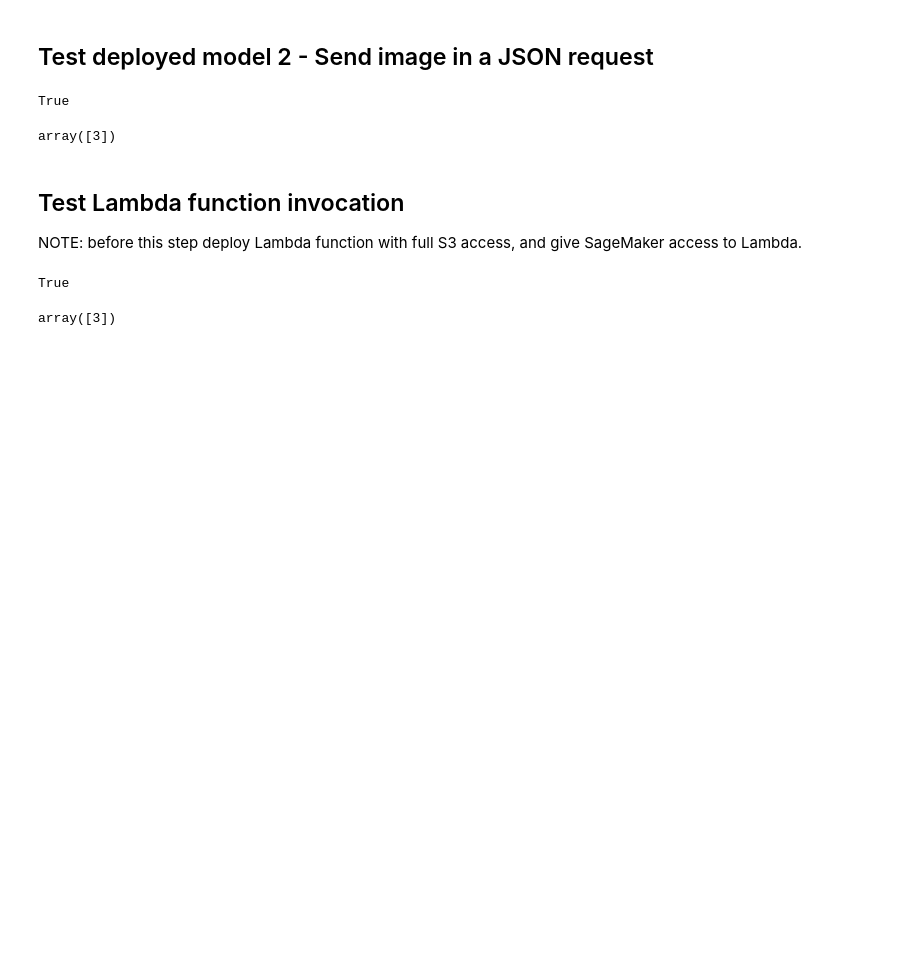
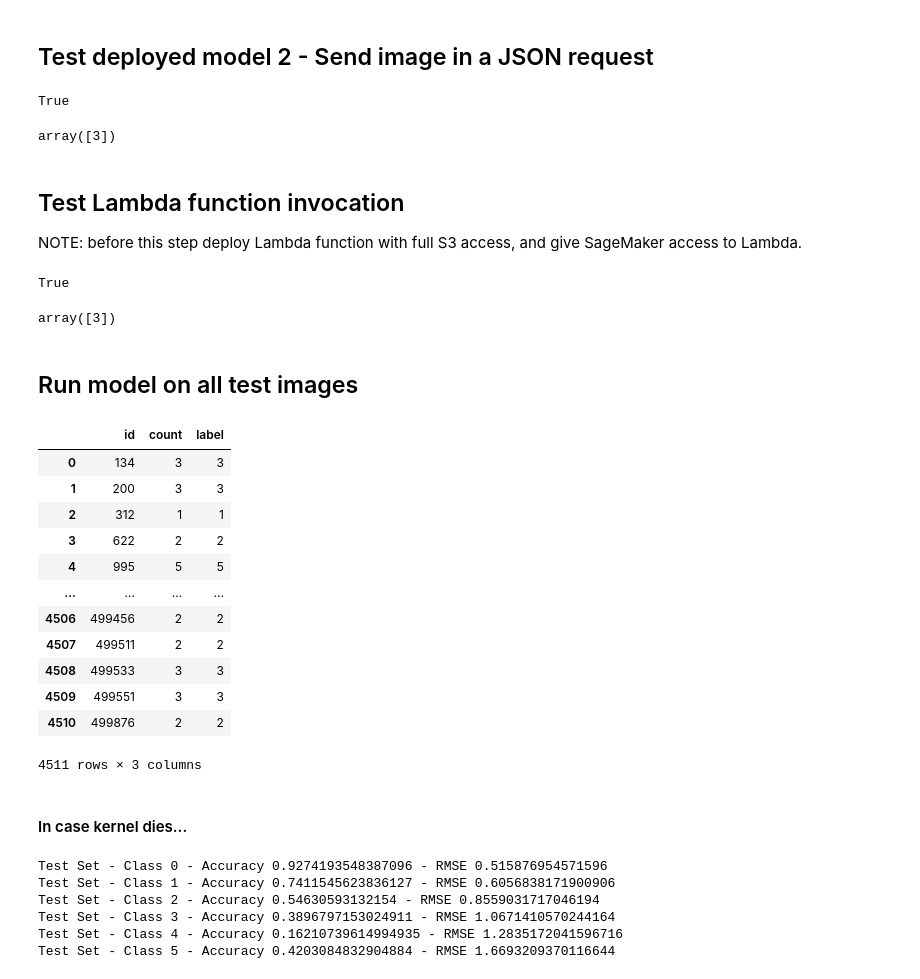
Before and after one commit to dmartizzi/cv-object-counter-app, a Jupyter notebook: ml_model/train_and_deploy.ipynb, the cells around one changed output. Cells and saved outputs as stored; diff of their text form; code cells hidden in the pictures; blank space fills up the shorter version.

Commit message:
Added breakdown of model performance by class.

```diff
--- a/ml_model/train_and_deploy.ipynb
+++ b/ml_model/train_and_deploy.ipynb
@@ -486,3 +486,5 @@ True
 np.argmax(prediction,1)
 # %% [output]
 array([3])
+# %% [markdown]
+## Run model on all test images
@@ -488,0 +546,17 @@ array([3])
+# %%
+test_table = pd.read_csv('../eda/test.csv')
+test_table
+# %% [output]
+|  | id | count | label |
+| 0 | 134 | 3 | 3 |
+| 1 | 200 | 3 | 3 |
+| 2 | 312 | 1 | 1 |
+| 3 | 622 | 2 | 2 |
+| 4 | 995 | 5 | 5 |
+| ... | ... | ... | ... |
+| 4506 | 499456 | 2 | 2 |
+| 4507 | 499511 | 2 | 2 |
+| 4508 | 499533 | 3 | 3 |
+| 4509 | 499551 | 3 | 3 |
+| 4510 | 499876 | 2 | 2 |
+4511 rows × 3 columns
@@ -488,0 +572,2 @@ array([3])
+# %% [markdown]
+#### In case kernel dies...
@@ -488,0 +576,23 @@ array([3])
+# %%
+classes = sorted(test_table.label.unique().tolist())
+performance_report = pd.DataFrame(data={'label':[],'accuracy':[],'rmse':[]})
+accuracies = []
+rmses = []
+for i in classes:
+    tmp = test_table[test_table.label == i]
+    acc = tmp[tmp.label == tmp.predicted_label].shape[0]/tmp.shape[0]
+    rmse = ((tmp.label-tmp.predicted_label)**2).mean()**0.5
+    accuracies.append(acc)
+    rmses.append(rmse)
+    print(f'Test Set - Class {i} - Accuracy {acc} - RMSE {rmse}')
+
+performance_report.loc[:,'label'] = classes
+performance_report.loc[:,'accuracy'] = accuracies
+performance_report.loc[:,'rmse'] = rmses
+# %% [output]
+Test Set - Class 0 - Accuracy 0.9274193548387096 - RMSE 0.515876954571596
+Test Set - Class 1 - Accuracy 0.7411545623836127 - RMSE 0.6056838171900906
+Test Set - Class 2 - Accuracy 0.54630593132154 - RMSE 0.8559031717046194
+Test Set - Class 3 - Accuracy 0.3896797153024911 - RMSE 1.0671410570244164
+Test Set - Class 4 - Accuracy 0.16210739614994935 - RMSE 1.2835172041596716
+Test Set - Class 5 - Accuracy 0.4203084832904884 - RMSE 1.6693209370116644
```
Also changed, not shown: parts of 11 cells of this notebook, 1 other file.
